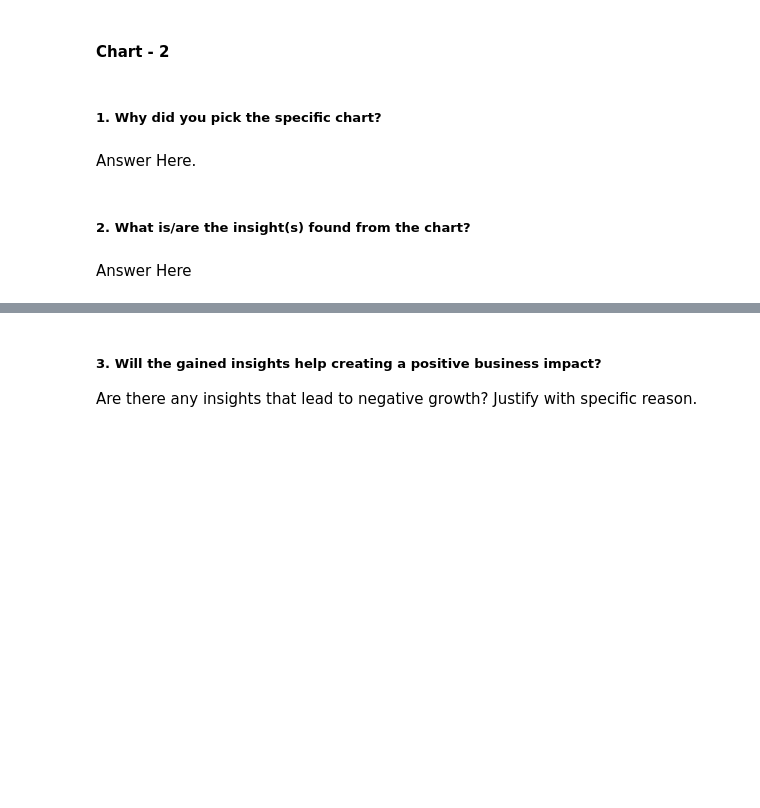
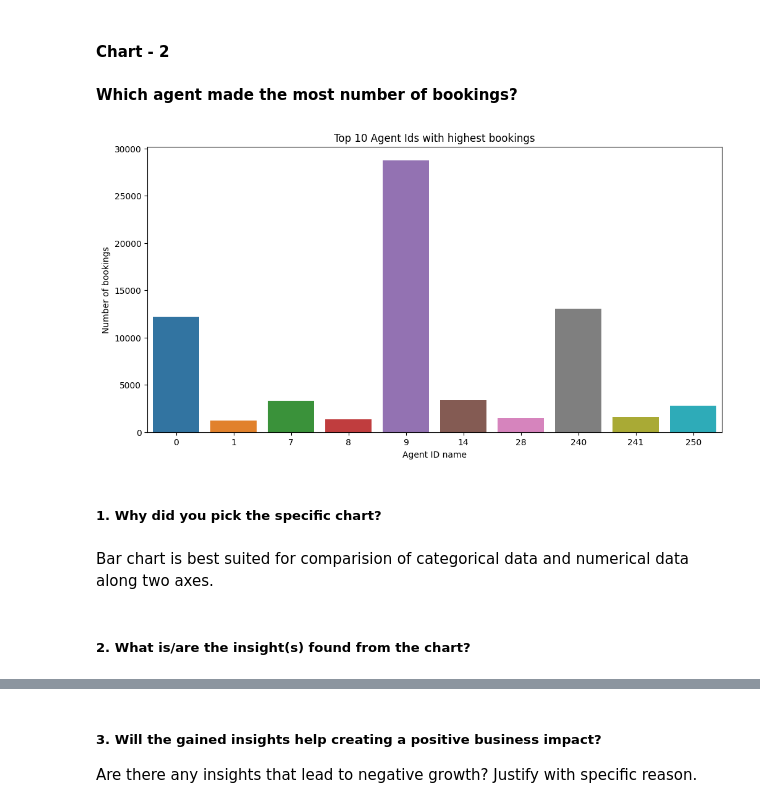
Before and after one commit to errohit2511097/repo1, a Jupyter notebook: hotel_booking_analysis.ipynb, the cells around one changed output, grey strips where cells are left out. Saved outputs shown, nothing was run; the diff lists cells and outputs as text; code cells hidden in the pictures; blank space fills up the shorter version.

```diff
--- a/hotel_booking_analysis.ipynb
+++ b/hotel_booking_analysis.ipynb
@@ -210,8 +507,29 @@ Answer Here
+# %% [markdown]
+**Which agent made the most number of bookings?**
+# %%
+# Chart - 2 visualization code
+# Prepare the data
+hotel_booking_df
+
+# Clean the data
+top_10_agents = hotel_booking_df.agent.value_counts().head(10)
+
+# Plot the data
+plt.figure(figsize = (12,6))
+sns.barplot(x = top_10_agents.index, y = top_10_agents)
+
+# # Change/Customize the plot
+plt.xlabel('Agent ID name')
+plt.ylabel('Number of bookings')
+plt.title('Top 10 Agent Ids with highest bookings')
+
+# Shave/Show the plot
+plt.show()
+# %% [output]
+[figure, added]
 # %% [markdown]
 ##### 1. Why did you pick the specific chart?
-# %% [markdown]
-Answer Here.
+# %% [markdown]
+Bar chart is best suited for comparision of categorical data and numerical data along two axes.
 # %% [markdown]
 ##### 2. What is/are the insight(s) found from the chart?
-# %% [markdown]
-Answer Here
```
Also changed, not shown: parts of 57 cells of this notebook.
